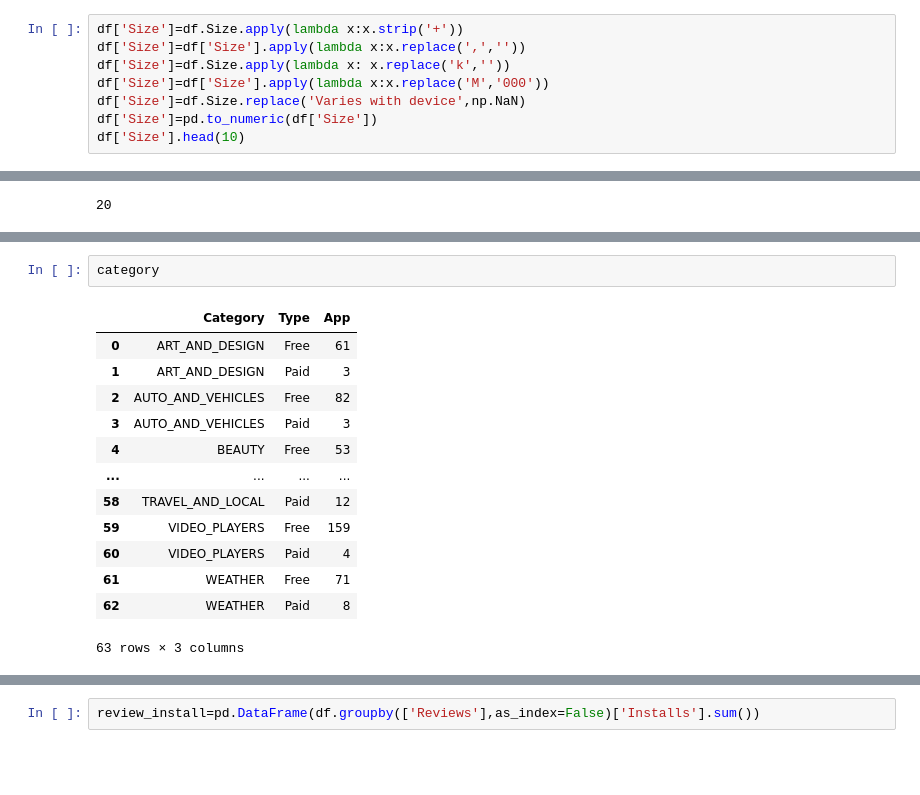
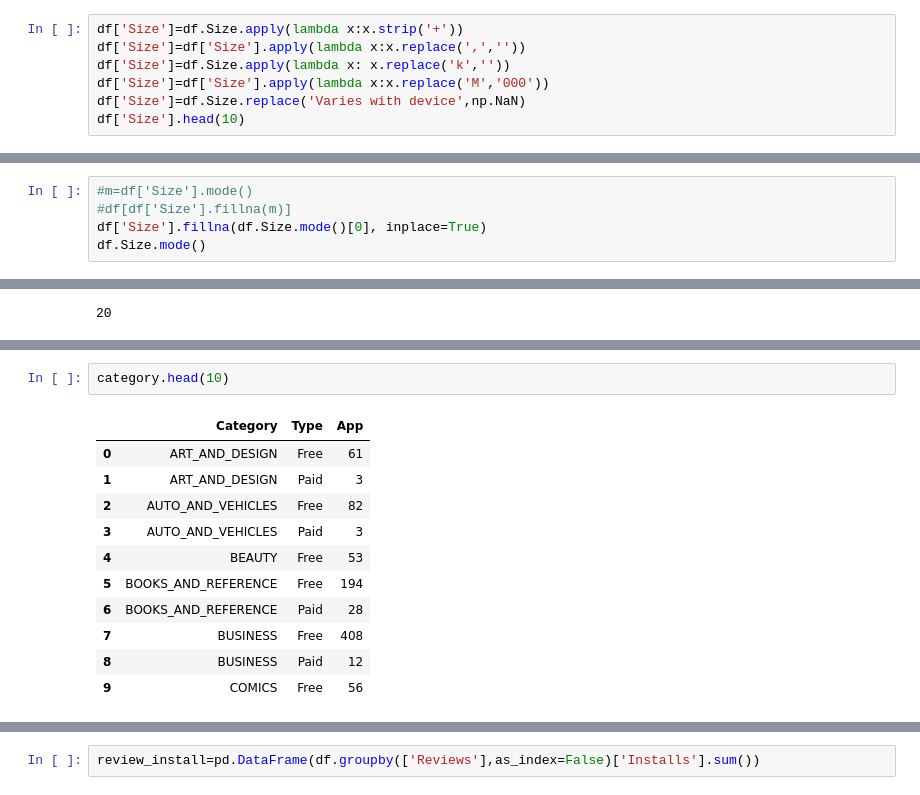
Before and after one commit to AanchalKankrecha/Playstore-Data-Analysis, a Jupyter notebook: Playstore_App_Review_Analysis_Capston_Project_Aanchal.ipynb, the cells around one changed output, grey strips where cells are left out. Drawn from its saved outputs; the diff is of its cells as text; blank space fills up the shorter version.

```diff
--- a/Playstore_App_Review_Analysis_Capston_Project_Aanchal.ipynb
+++ b/Playstore_App_Review_Analysis_Capston_Project_Aanchal.ipynb
@@ -389,6 +397,5 @@ df['Size']=df['Size'].apply(lambda x:x.replace(',',''))
 df['Size']=df.Size.apply(lambda x: x.replace('k',''))
 df['Size']=df['Size'].apply(lambda x:x.replace('M','000'))
 df['Size']=df.Size.replace('Varies with device',np.NaN)
-df['Size']=pd.to_numeric(df['Size'])
 df['Size'].head(10)
 # %% [output]
@@ -488 +495,6 @@ Android Ver          2
 dtype: int64
+# %%
+#m=df['Size'].mode()
+#df[df['Size'].fillna(m)]
+df['Size'].fillna(df.Size.mode()[0], inplace=True)
+df.Size.mode()
@@ -711,16 +772,14 @@ category=pd.DataFrame(df.groupby(['Category','Type'])['App'].count()).reset_inde
 # %%
-category
+category.head(10)
 # %% [output]
 |  | Category | Type | App |
 | 0 | ART_AND_DESIGN | Free | 61 |
 | 1 | ART_AND_DESIGN | Paid | 3 |
 | 2 | AUTO_AND_VEHICLES | Free | 82 |
 | 3 | AUTO_AND_VEHICLES | Paid | 3 |
 | 4 | BEAUTY | Free | 53 |
-| ... | ... | ... | ... |
-| 58 | TRAVEL_AND_LOCAL | Paid | 12 |
-| 59 | VIDEO_PLAYERS | Free | 159 |
-| 60 | VIDEO_PLAYERS | Paid | 4 |
-| 61 | WEATHER | Free | 71 |
-| 62 | WEATHER | Paid | 8 |
+| 5 | BOOKS_AND_REFERENCE | Free | 194 |
+| 6 | BOOKS_AND_REFERENCE | Paid | 28 |
+| 7 | BUSINESS | Free | 408 |
+| 8 | BUSINESS | Paid | 12 |
+| 9 | COMICS | Free | 56 |
-63 rows × 3 columns
```
Also changed, not shown: parts of 46 cells of this notebook.
